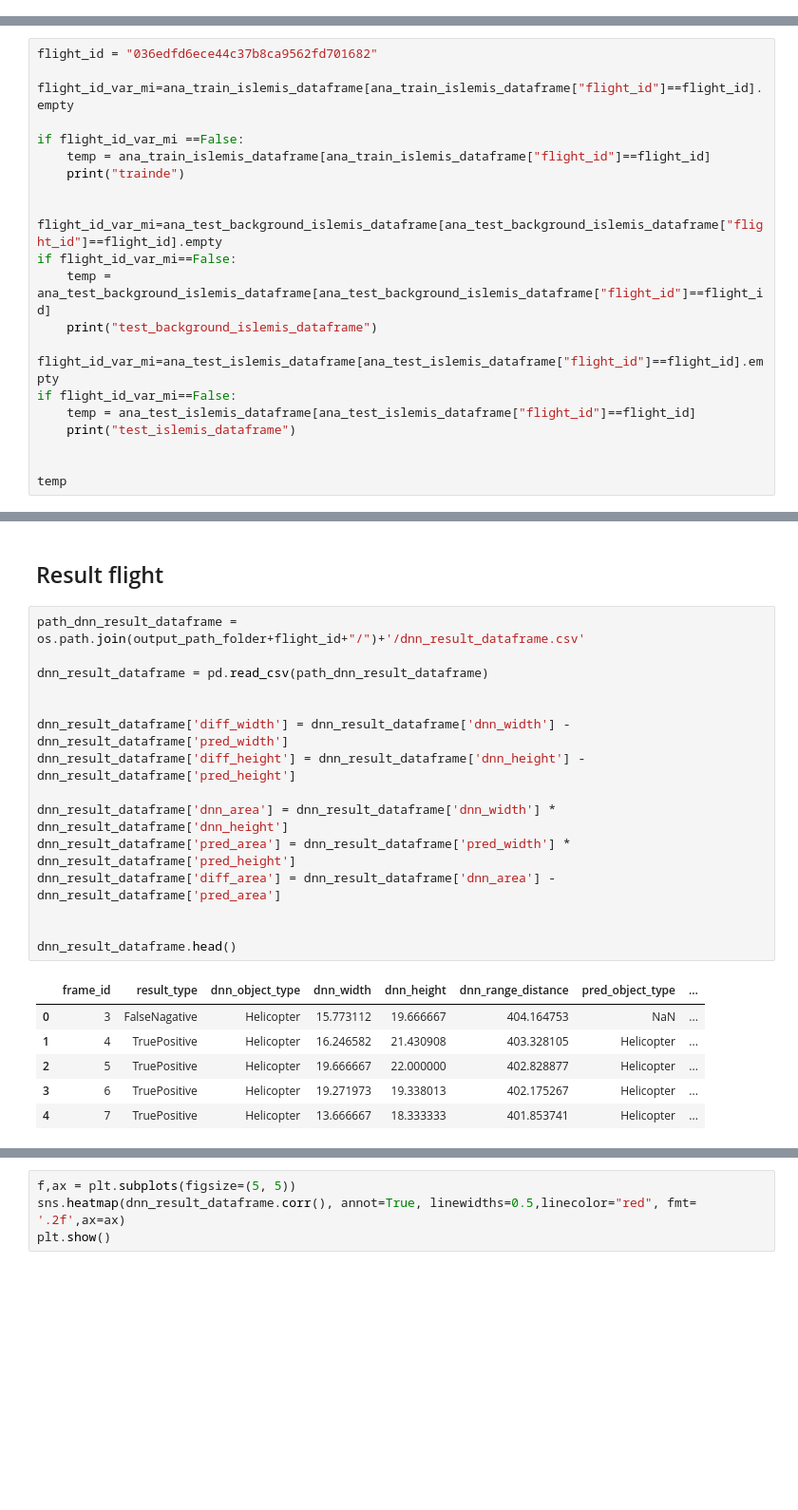
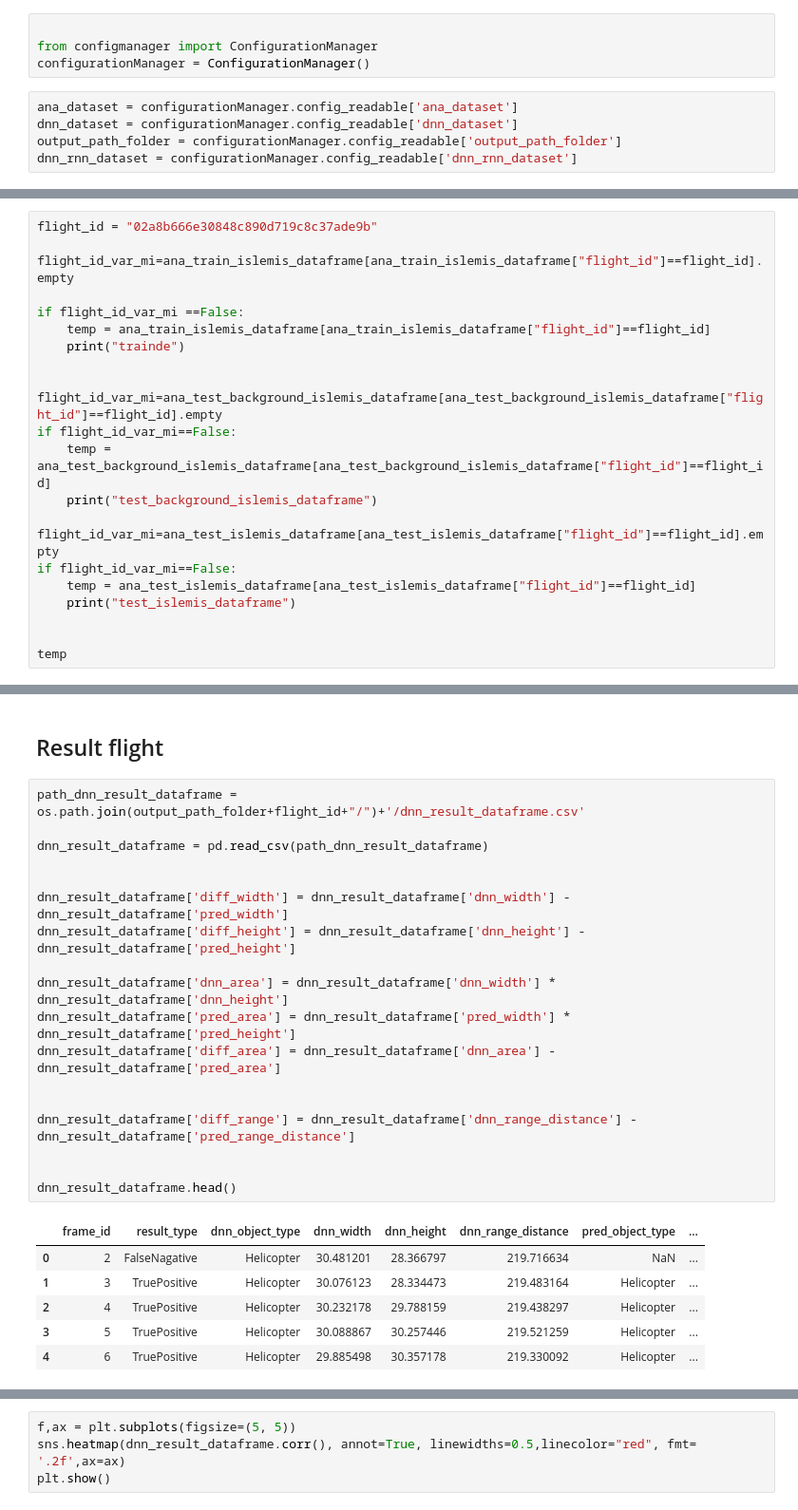
Before and after one commit to bulentsiyah/Mantis-Shrimp-Eye-s-Collision-Avoidance, a Jupyter notebook: dataframe_analysis.ipynb, the cells around one changed output, grey strips where cells are left out. Shown at 95% size. Cells and saved outputs as stored; diff of their text form; blank space fills up the shorter version.

```diff
--- a/dataframe_analysis.ipynb
+++ b/dataframe_analysis.ipynb
@@ -22,3 +12,12 @@ output_path_folder = "../../Datasets/Mantis-Shrimp-Eye-s-Collision-Avoidance/out
+# %%
+
+from configmanager import ConfigurationManager
+configurationManager = ConfigurationManager()
+# %%
+ana_dataset = configurationManager.config_readable['ana_dataset']
+dnn_dataset = configurationManager.config_readable['dnn_dataset']
+output_path_folder = configurationManager.config_readable['output_path_folder']
+dnn_rnn_dataset = configurationManager.config_readable['dnn_rnn_dataset']
 # %% [markdown]
 # Ana Result
 # %%
@@ -115,7 +114,7 @@ ana_test_islemis_dataframe.head()
 # %% [markdown]
 # Flight ID
 # %%
-flight_id = "036edfd6ece44c37b8ca9562fd701682"
+flight_id = "02a8b666e30848c890d719c8c37ade9b"
 
 flight_id_var_mi=ana_train_islemis_dataframe[ana_train_islemis_dataframe["flight_id"]==flight_id].empty
 
@@ -145,25 +144,28 @@ trainde
 # %%
 path_dnn_result_dataframe = os.path.join(output_path_folder+flight_id+"/")+'/dnn_result_dataframe.csv'
 
 dnn_result_dataframe = pd.read_csv(path_dnn_result_dataframe)
 
 
 dnn_result_dataframe['diff_width'] = dnn_result_dataframe['dnn_width'] - dnn_result_dataframe['pred_width']
 dnn_result_dataframe['diff_height'] = dnn_result_dataframe['dnn_height'] - dnn_result_dataframe['pred_height']
 
 dnn_result_dataframe['dnn_area'] = dnn_result_dataframe['dnn_width'] * dnn_result_dataframe['dnn_height']
 dnn_result_dataframe['pred_area'] = dnn_result_dataframe['pred_width'] * dnn_result_dataframe['pred_height']
 dnn_result_dataframe['diff_area'] = dnn_result_dataframe['dnn_area'] - dnn_result_dataframe['pred_area']
 
 
+dnn_result_dataframe['diff_range'] = dnn_result_dataframe['dnn_range_distance'] - dnn_result_dataframe['pred_range_distance']
+
+
 dnn_result_dataframe.head()
 # %% [output]
 |  | frame_id | result_type | dnn_object_type | dnn_width | dnn_height | dnn_range_distance | pred_object_type | ... |
-| 0 | 3 | FalseNagative | Helicopter | 15.773112 | 19.666667 | 404.164753 | NaN | ... |
-| 1 | 4 | TruePositive | Helicopter | 16.246582 | 21.430908 | 403.328105 | Helicopter | ... |
-| 2 | 5 | TruePositive | Helicopter | 19.666667 | 22.000000 | 402.828877 | Helicopter | ... |
-| 3 | 6 | TruePositive | Helicopter | 19.271973 | 19.338013 | 402.175267 | Helicopter | ... |
-| 4 | 7 | TruePositive | Helicopter | 13.666667 | 18.333333 | 401.853741 | Helicopter | ... |
+| 0 | 2 | FalseNagative | Helicopter | 30.481201 | 28.366797 | 219.716634 | NaN | ... |
+| 1 | 3 | TruePositive | Helicopter | 30.076123 | 28.334473 | 219.483164 | Helicopter | ... |
+| 2 | 4 | TruePositive | Helicopter | 30.232178 | 29.788159 | 219.438297 | Helicopter | ... |
+| 3 | 5 | TruePositive | Helicopter | 30.088867 | 30.257446 | 219.521259 | Helicopter | ... |
+| 4 | 6 | TruePositive | Helicopter | 29.885498 | 30.357178 | 219.330092 | Helicopter | ... |
 # %%
 dnn_result_dataframe.tail()
 # %% [output]
```
Also changed, not shown: parts of 22 cells of this notebook, 7 other files.
